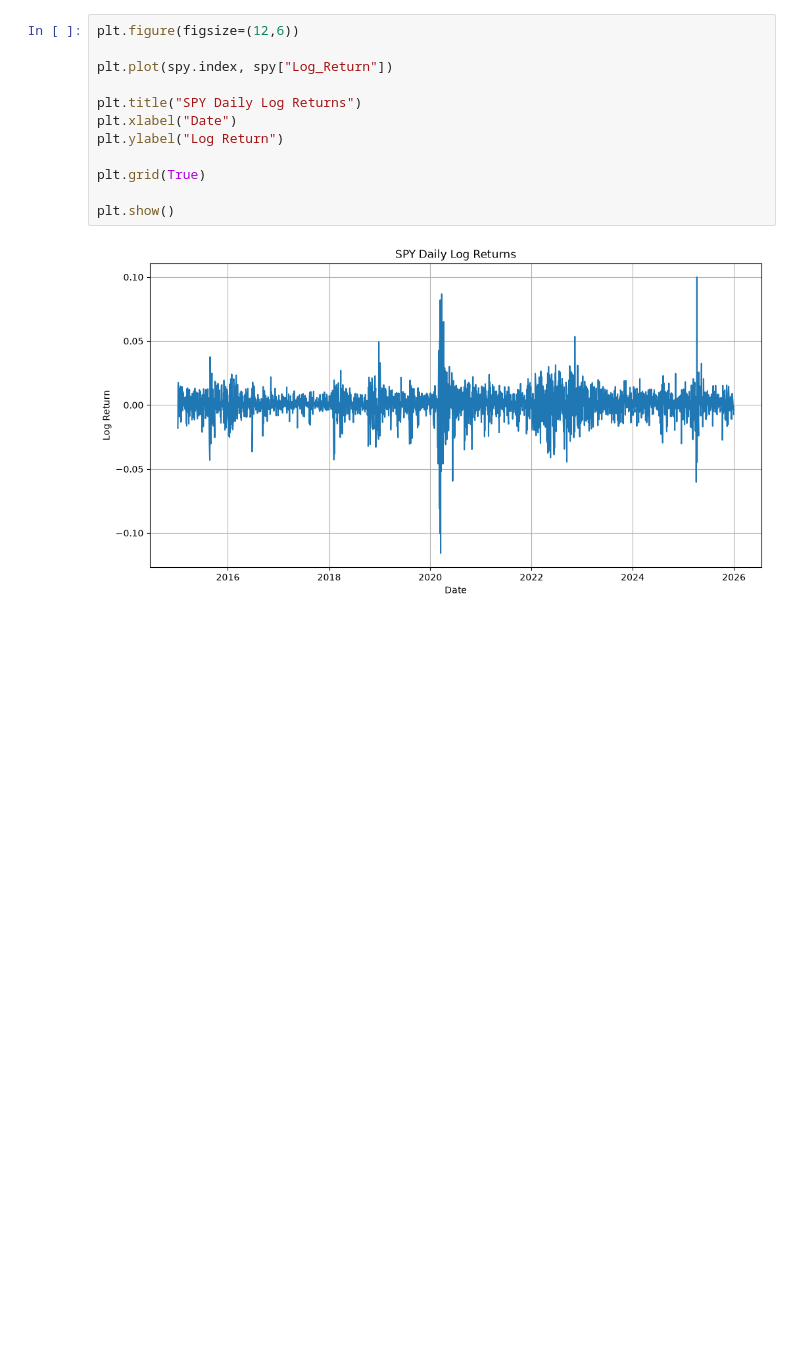
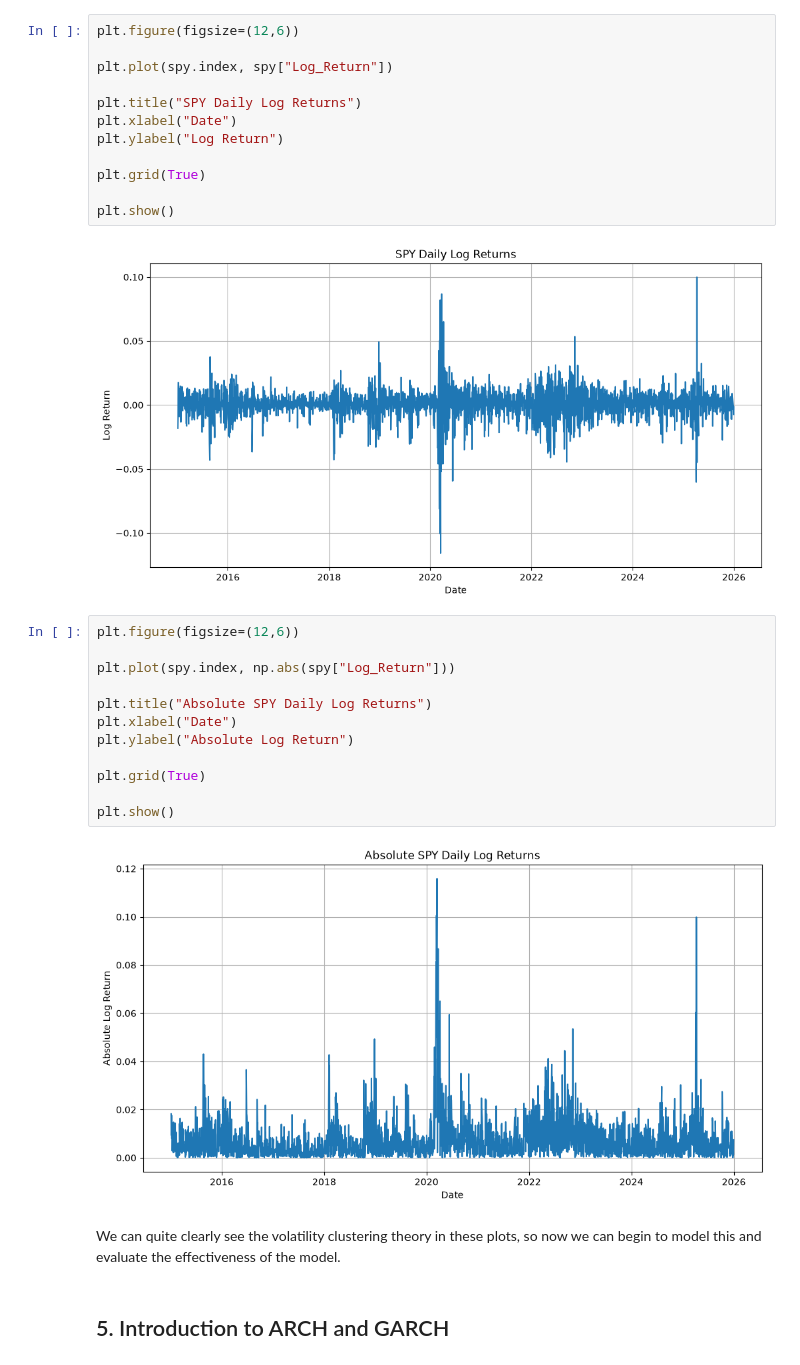
Before and after one commit to evanmartin21/Quant-Summer-Research-Project, a Jupyter notebook: notebooks/03_volatility_modelling_garch.ipynb, the cells around one changed output. Cells and saved outputs as stored; diff of their text form; blank space fills up the shorter version.

Commit message:
Complete Notebook 3 GARCH volatility modelling

```diff
--- a/notebooks/03_volatility_modelling_garch.ipynb
+++ b/notebooks/03_volatility_modelling_garch.ipynb
@@ -53,3 +53,21 @@ plt.grid(True)
 plt.show()
 # %% [output]
 [figure]
+# %%
+plt.figure(figsize=(12,6))
+
+plt.plot(spy.index, np.abs(spy["Log_Return"]))
+
+plt.title("Absolute SPY Daily Log Returns")
+plt.xlabel("Date")
+plt.ylabel("Absolute Log Return")
+
+plt.grid(True)
+
+plt.show()
+# %% [output]
+[figure, added]
+# %% [markdown]
+We can quite clearly see the volatility clustering theory in these plots, so now we can begin to model this and evaluate the effectiveness of the model.
+# %% [markdown]
+## 5. Introduction to ARCH and GARCH
```
Also changed, not shown: parts of 12 cells of this notebook.
